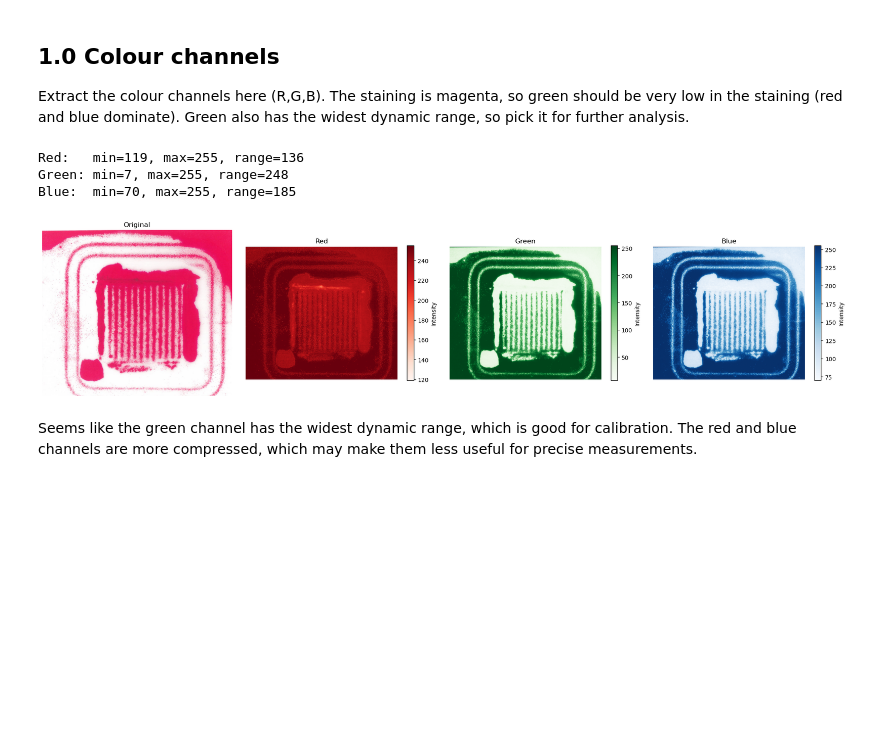
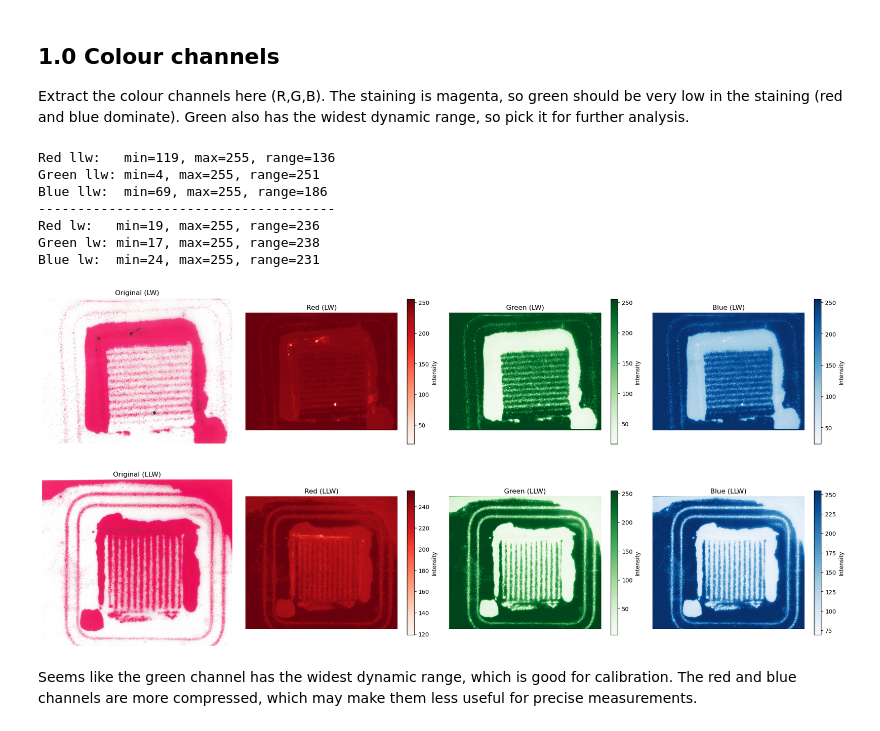
Before and after one commit to nparaskevas/pressure-film-calibration, a Jupyter notebook: prescale-example.ipynb, the cells around one changed output. Cells and saved outputs as stored; diff of their text form; code cells hidden in the pictures; blank space fills up the shorter version.

```diff
--- a/prescale-example.ipynb
+++ b/prescale-example.ipynb
@@ -13,7 +13,8 @@ print(llw_tif.shape)  # Check actual dimensions first
 print(llw_tif.dtype)
 
 # Replace these with values within your actual shape
-llw_tif_c = llw_tif[5900:6950, 3500:4700]
+llw_tif_c = llw_tif[5900:6950,
+                    3500:4700]
 
 print(llw_tif_c.shape)  # Make sure it's non-empty
 
@@ -39,42 +59,69 @@ def compute_optical_density(channel, g0):
     return -np.log10(channel / g0)
 
 
+red_llw, green_llw, blue_llw = read_colour_channels(llw_tif_c)
 
-red, green, blue = read_colour_channels(llw_tif_c)
+# Correct dynamic range (llw)
+print(f'Red llw:   min={red_llw.min():.0f}, max={red_llw.max():.0f}, range={red_llw.max()-red_llw.min():.0f}')
+print(f'Green llw: min={green_llw.min():.0f}, max={green_llw.max():.0f}, range={green_llw.max()-green_llw.min():.0f}')
+print(f'Blue llw:  min={blue_llw.min():.0f}, max={blue_llw.max():.0f}, range={blue_llw.max()-blue_llw.min():.0f}')
 
-# Correct dynamic range
-print(f'Red:   min={red.min():.0f}, max={red.max():.0f}, range={red.max()-red.min():.0f}')
-print(f'Green: min={green.min():.0f}, max={green.max():.0f}, range={green.max()-green.min():.0f}')
-print(f'Blue:  min={blue.min():.0f}, max={blue.max():.0f}, range={blue.max()-blue.min():.0f}')
+red_lw, green_lw, blue_lw = read_colour_channels(lw_tif_c)
+# Correct dynamic range (lw)
+print("--------------------------------------")
+print(f'Red lw:   min={red_lw.min():.0f}, max={red_lw.max():.0f}, range={red_lw.max()-red_lw.min():.0f}')
+print(f'Green lw: min={green_lw.min():.0f}, max={green_lw.max():.0f}, range={green_lw.max()-green_lw.min():.0f}')
+print(f'Blue lw:  min={blue_lw.min():.0f}, max={blue_lw.max():.0f}, range={blue_lw.max()-blue_lw.min():.0f}')
 # %% [output]
-Red:   min=119, max=255, range=136
-Green: min=7, max=255, range=248
-Blue:  min=70, max=255, range=185
+Red llw:   min=119, max=255, range=136
+Green llw: min=4, max=255, range=251
+Blue llw:  min=69, max=255, range=186
+--------------------------------------
+Red lw:   min=19, max=255, range=236
+Green lw: min=17, max=255, range=238
+Blue lw:  min=24, max=255, range=231
 # %%
-fig, axes = plt.subplots(1, 4, figsize=(20, 5))
+fig, axes = plt.subplots(2, 4, figsize=(20, 10))
 
-im0 = axes[0].imshow(llw_tif_c)
-axes[0].set_title('Original')
+# --- Row 0: _lw (low sensitivity) ---
+im0 = axes[0, 0].imshow(lw_tif_c)
+axes[0, 0].set_title('Original (LW)')
 
-im1 = axes[1].imshow(red, cmap='Reds')
-fig.colorbar(im1, ax=axes[1], shrink=0.7, label='Intensity')
-axes[1].set_title('Red')
+im1 = axes[0, 1].imshow(red_lw, cmap='Reds')
+fig.colorbar(im1, ax=axes[0, 1], shrink=0.7, label='Intensity')
+axes[0, 1].set_title('Red (LW)')
 
-im2 = axes[2].imshow(green, cmap='Greens')
-fig.colorbar(im2, ax=axes[2], shrink=0.7, label='Intensity')
-axes[2].set_title('Green')
+im2 = axes[0, 2].imshow(green_lw, cmap='Greens')
+fig.colorbar(im2, ax=axes[0, 2], shrink=0.7, label='Intensity')
+axes[0, 2].set_title('Green (LW)')
 
-im3 = axes[3].imshow(blue, cmap='Blues')
-fig.colorbar(im3, ax=axes[3], shrink=0.7, label='Intensity')
-axes[3].set_title('Blue')
+im3 = axes[0, 3].imshow(blue_lw, cmap='Blues')
+fig.colorbar(im3, ax=axes[0, 3], shrink=0.7, label='Intensity')
+axes[0, 3].set_title('Blue (LW)')
 
-for ax in axes:
+# --- Row 1: _llw (super low sensitivity) ---
+im4 = axes[1, 0].imshow(llw_tif_c)
+axes[1, 0].set_title('Original (LLW)')
+
+im5 = axes[1, 1].imshow(red_llw, cmap='Reds')
+fig.colorbar(im5, ax=axes[1, 1], shrink=0.7, label='Intensity')
+axes[1, 1].set_title('Red (LLW)')
+
+im6 = axes[1, 2].imshow(green_llw, cmap='Greens')
+fig.colorbar(im6, ax=axes[1, 2], shrink=0.7, label='Intensity')
+axes[1, 2].set_title('Green (LLW)')
+
+im7 = axes[1, 3].imshow(blue_llw, cmap='Blues')
+fig.colorbar(im7, ax=axes[1, 3], shrink=0.7, label='Intensity')
+axes[1, 3].set_title('Blue (LLW)')
+
+for ax in axes.flat:
     ax.axis('off')
 
 plt.tight_layout()
 plt.show()
 # %% [output]
-[figure, old version]
+[figure, new version]
 # %% [markdown]
 Seems like the green channel has the widest dynamic range, which is good for calibration. The red and blue channels are more compressed, which may make them less useful for precise measurements.
 # %% [markdown]
```
Also changed, not shown: parts of 5 cells of this notebook, 1 other file.
